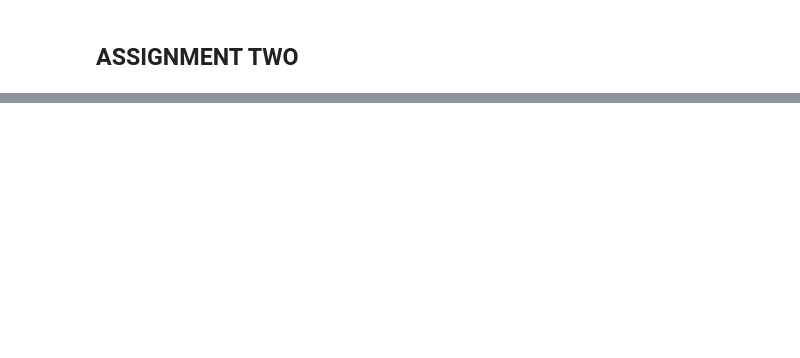
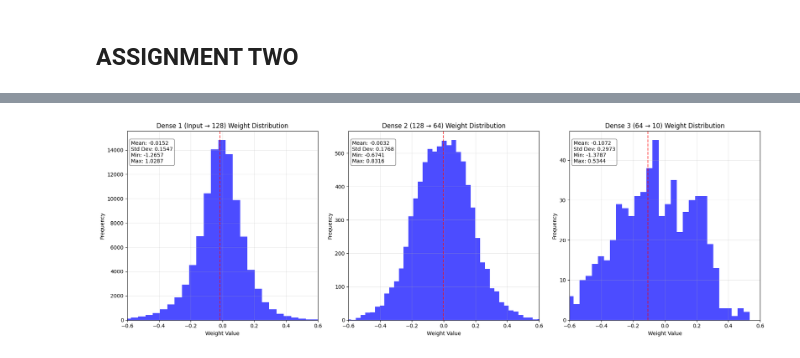
Before and after one commit to kkipngenokoech/ADL, a Jupyter notebook: HW2/notebook.ipynb, the cells around one changed output, grey strips where cells are left out. Cells and saved outputs as stored; diff of their text form; code cells hidden in the pictures; blank space fills up the shorter version.

```diff
--- a/HW2/notebook.ipynb
+++ b/HW2/notebook.ipynb
@@ -250,0 +287,38 @@ plt.show()
+# %%
+import matplotlib.pyplot as plt
+import numpy as np
+
+# Set up the figure with side-by-side subplots
+fig, axs = plt.subplots(1, 3, figsize=(18, 6))
+layer_names = ["Dense 1 (Input → 128)", "Dense 2 (128 → 64)", "Dense 3 (64 → 10)"]
+
+# Extract and plot weights for each layer
+for i, layer in enumerate(model.layers):
+    weights = layer.get_weights()[0].flatten()  # Just the weights, not biases
+
+    # Calculate statistics
+    mean = weights.mean()
+    std = weights.std()
+    min_val = weights.min()
+    max_val = weights.max()
+
+    # Plot histogram
+    axs[i].hist(weights, bins=50, alpha=0.7, color='blue')
+    axs[i].set_title(f'{layer_names[i]} Weight Distribution')
+    axs[i].set_xlabel('Weight Value')
+    axs[i].set_ylabel('Frequency')
+    axs[i].grid(True, alpha=0.3)
+    axs[i].set_xlim(-0.6, 0.6)  # Consistent x-axis for comparison
+
+    # Add vertical line at mean
+    axs[i].axvline(x=mean, color='red', linestyle='--', alpha=0.7)
+
+    # Add statistics as text
+    stats_text = f'Mean: {mean:.4f}\nStd Dev: {std:.4f}\nMin: {min_val:.4f}\nMax: {max_val:.4f}'
+    axs[i].text(0.02, 0.95, stats_text, transform=axs[i].transAxes,
+                verticalalignment='top', bbox=dict(boxstyle='round', facecolor='white', alpha=0.5))
+
+plt.tight_layout()
+plt.show()
+# %% [output]
+[figure, added]
```
Also changed, not shown: parts of 9 cells of this notebook, 3 other files.
